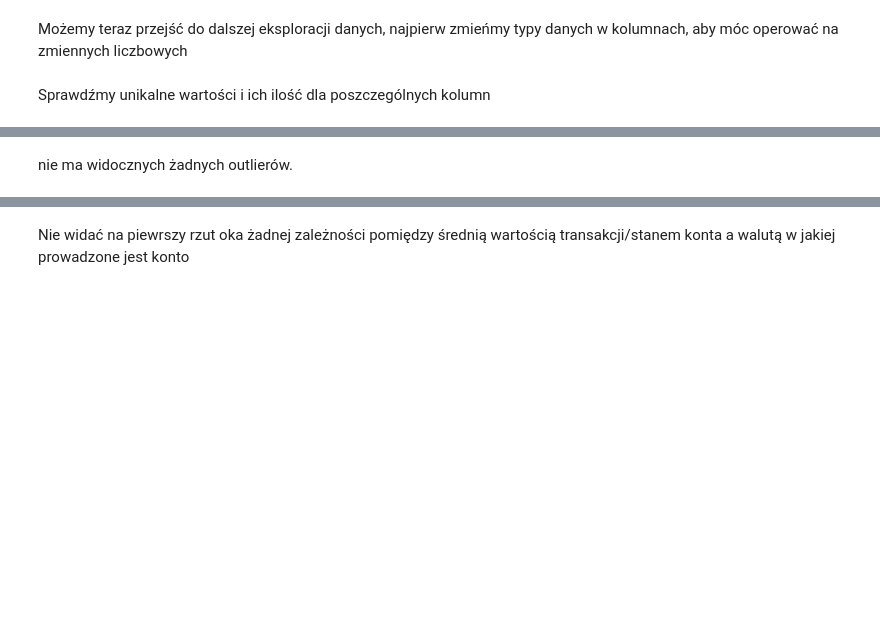
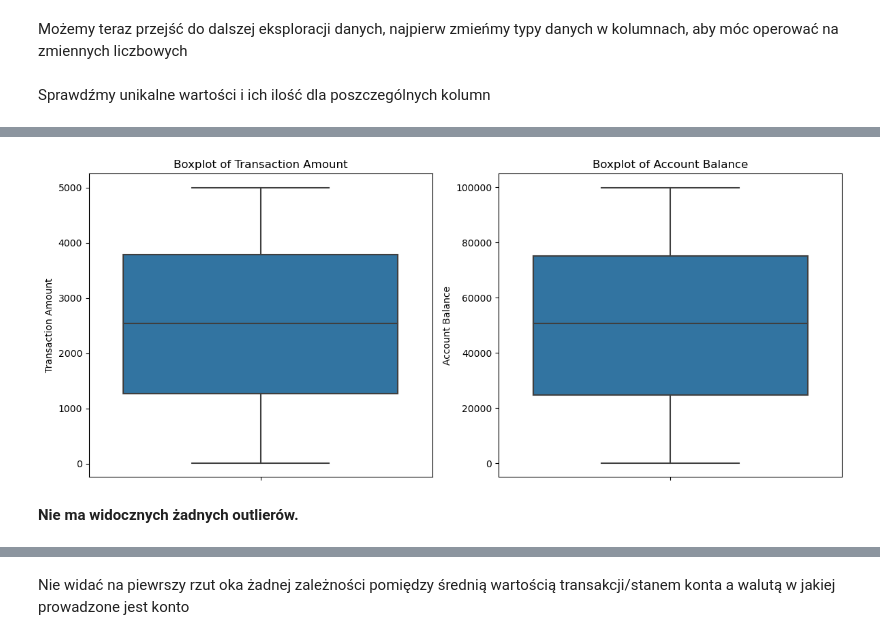
Before and after one commit to wiktoriakawa/IntroductionToMachineLearning-Project2, a Jupyter notebook: budowa_krok_1_3.ipynb, the cells around one changed output, grey strips where cells are left out. Drawn from its saved outputs; the diff is of its cells as text; code cells hidden in the pictures; blank space fills up the shorter version.

```diff
--- a/budowa_krok_1_3.ipynb
+++ b/budowa_krok_1_3.ipynb
@@ -172,2 +160,14 @@ plt.show
+# %%
+plt.figure(figsize=(12, 5))
+plt.subplot(1, 2, 1)
+sns.boxplot(y=df['Transaction Amount'])
+plt.title('Boxplot of Transaction Amount')
+plt.subplot(1, 2, 2)
+sns.boxplot(y=df['Account Balance'])
+plt.title('Boxplot of Account Balance')
+plt.tight_layout()
+plt.show()
+# %% [output]
+[figure, added]
 # %% [markdown]
-nie ma widocznych żadnych outlierów.
+**Nie ma widocznych żadnych outlierów.**
```
Also changed, not shown: parts of 29 cells of this notebook.
